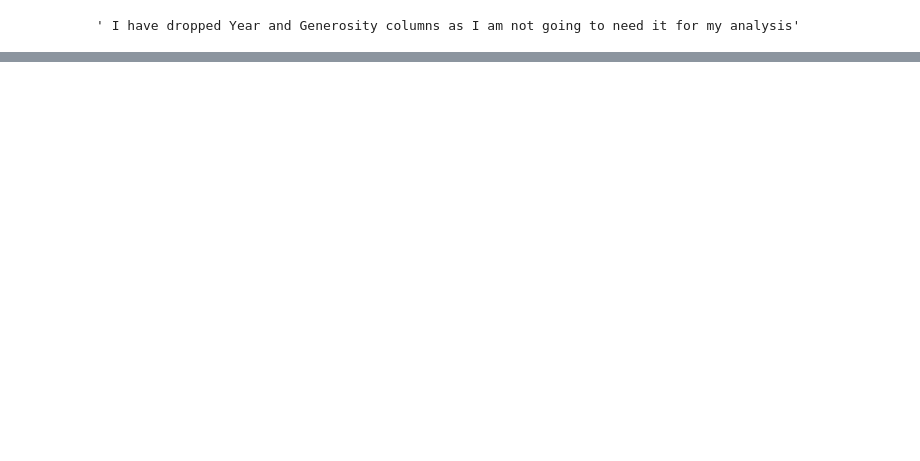
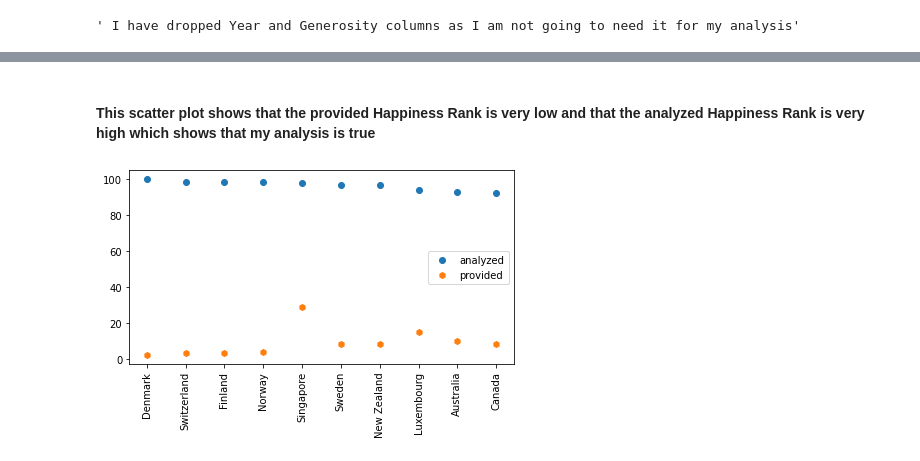
Before and after one commit to ubco-W2022T1-cosc301/project-group47, a Jupyter notebook: notebooks/analysis2.ipynb, the cells around one changed output, grey strips where cells are left out. Drawn from its saved outputs; the diff is of its cells as text; code cells hidden in the pictures; blank space fills up the shorter version.

```diff
--- a/notebooks/analysis2.ipynb
+++ b/notebooks/analysis2.ipynb
@@ -401,0 +434,12 @@ AttributeError: 'str' object has no attribute 'dtype'
+# %% [markdown]
+#### This scatter plot shows that the provided Happiness Rank is very low and that the analyzed Happiness Rank is very high which shows that my analysis is true
+# %%
+plt.scatter(x=best_10_countries['Country'],y=best_10_countries['Total Sum of Columns'],marker='o',label="analyzed")
+plt.scatter(x=best_10_countries['Country'],y=best_10_countries['Happiness Rank'],marker='h',label="provided")
+
+plt.legend(loc='best')
+plt.xticks(rotation = 90)
+plt.tight_layout()
+plt.show()
+# %% [output]
+[figure, added]
```
Also changed, not shown: parts of 52 cells of this notebook.
